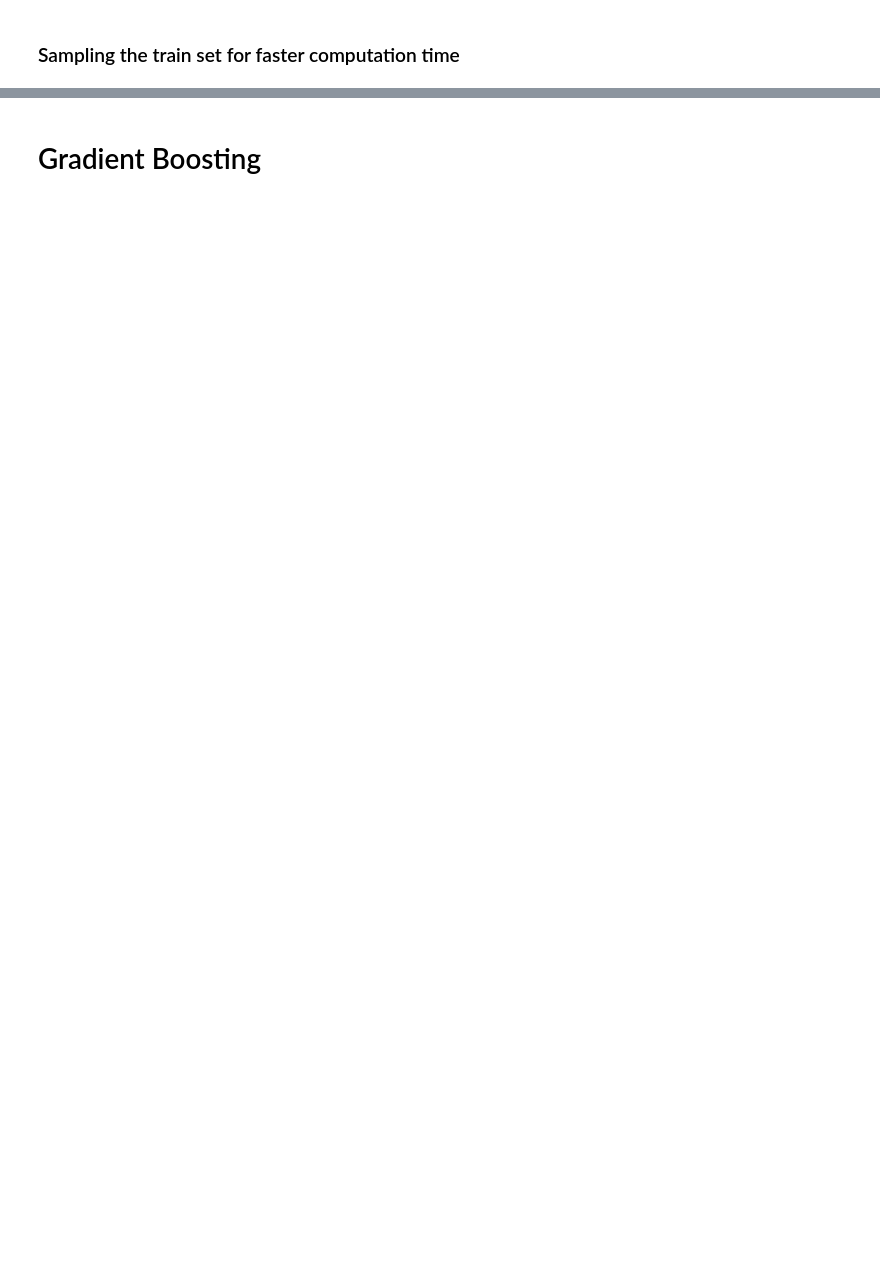
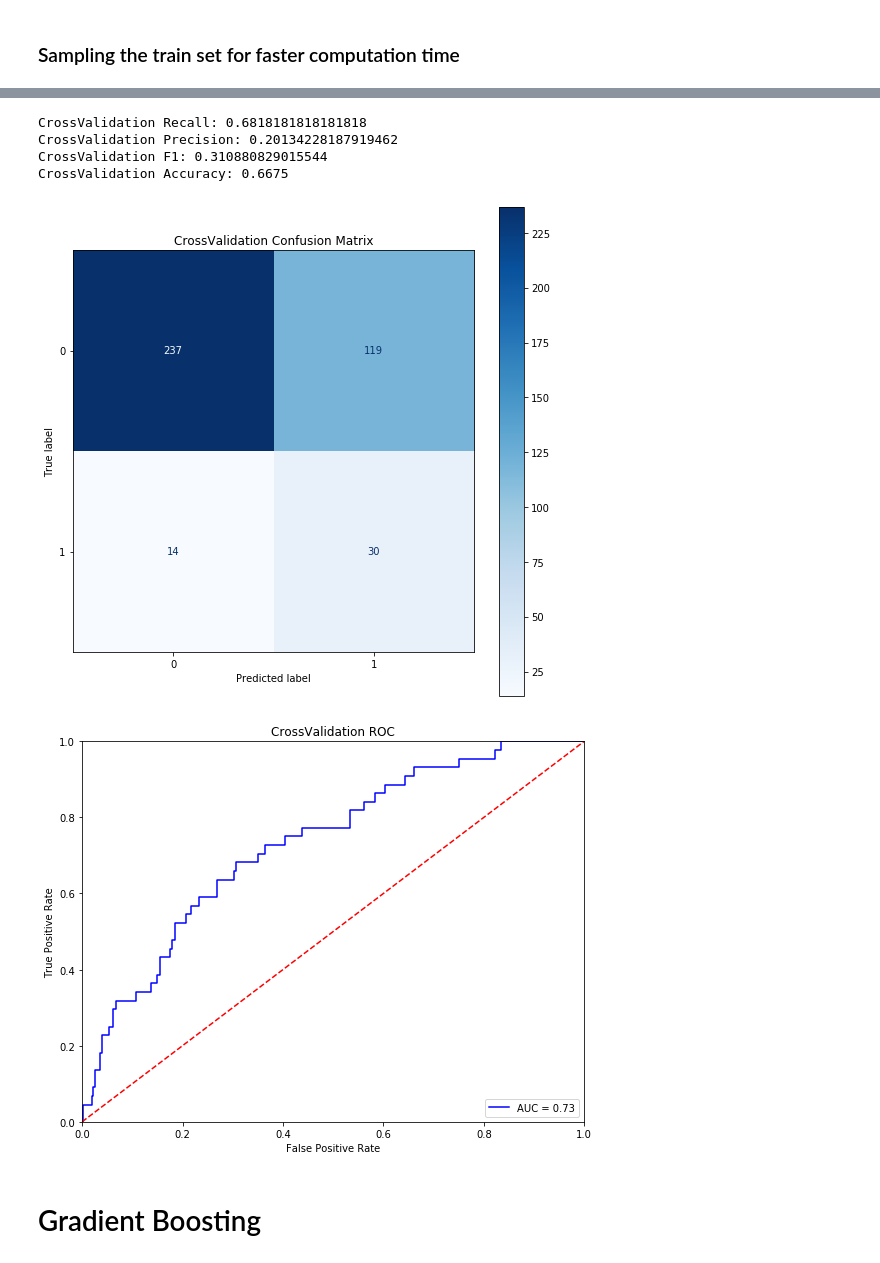
Before and after one commit to Joe-Bit-lab/Explainable_Credit_Risk_Models, a Jupyter notebook: Modeling.ipynb, the cells around one changed output, grey strips where cells are left out. Cells and saved outputs as stored; diff of their text form; code cells hidden in the pictures; blank space fills up the shorter version.

```diff
--- a/Modeling.ipynb
+++ b/Modeling.ipynb
@@ -174,2 +161,12 @@ Cell Runtime: 18.88354992866516
+# %%
+model=RandomForestClassifier(max_depth=6, max_features='log2')
+imbalanced_modeling(model)
+# %% [output]
+CrossValidation Recall: 0.6818181818181818
+CrossValidation Precision: 0.20134228187919462
+CrossValidation F1: 0.310880829015544
+CrossValidation Accuracy: 0.6675
+[figure, added]
+[figure, added]
 # %% [markdown]
 # Gradient Boosting
```
Also changed, not shown: parts of 25 cells of this notebook, 3 other files.
